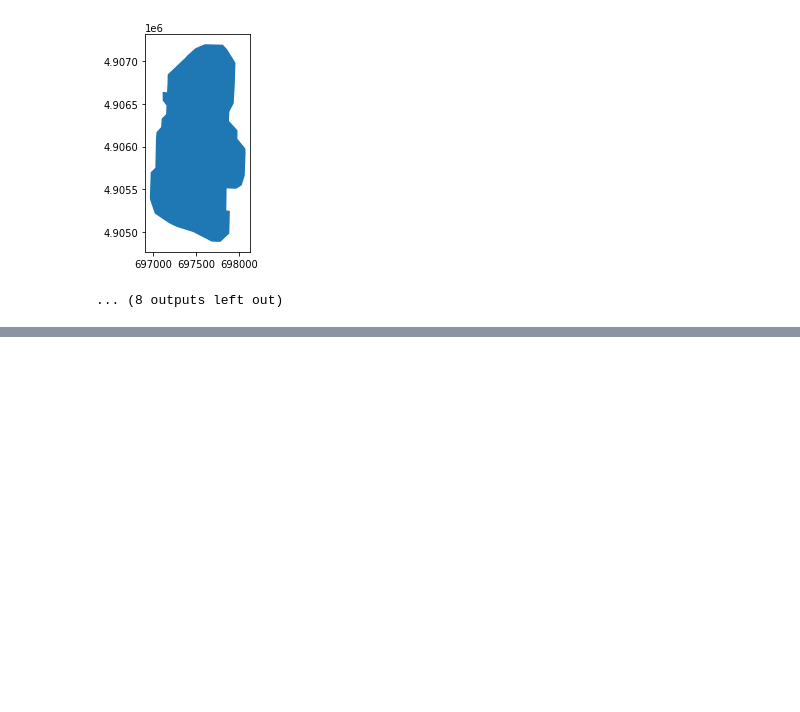
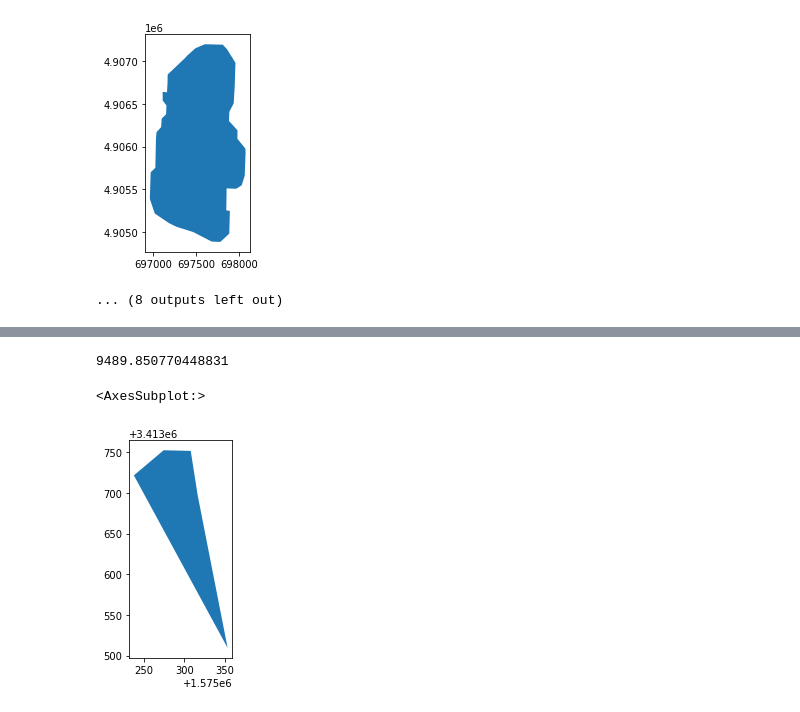
Before and after one commit to RMenoni/ProjectXPolarData, a Jupyter notebook: src/PolarDataAnalysis.ipynb, the cells around one changed output, grey strips where cells are left out. Cells and saved outputs as stored; diff of their text form; code cells hidden in the pictures; blank space fills up the shorter version.

```diff
--- a/src/PolarDataAnalysis.ipynb
+++ b/src/PolarDataAnalysis.ipynb
@@ -278,0 +352,7 @@ for poly in random.sample(gdf['geometry'].to_list(), 20):
+# %%
+print(gdf.area.min())
+gpd.GeoSeries(gdf.loc[gdf.area.idxmin(), 'geometry']).plot()
+# %% [output]
+9489.850770448831
+<AxesSubplot:>
+[figure, added]
```
Also changed, not shown: parts of 4 cells of this notebook, 1 other file.
